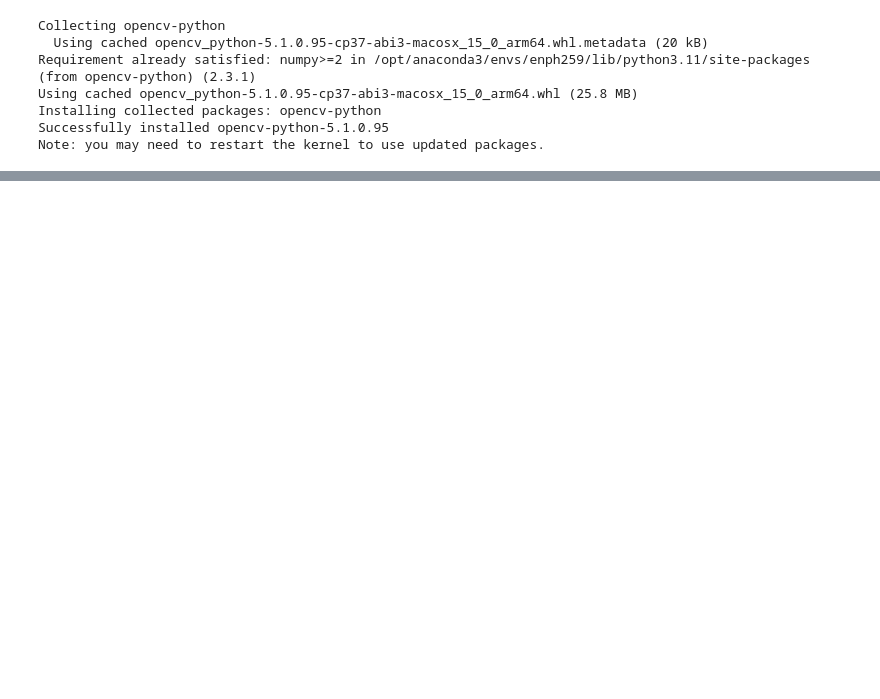
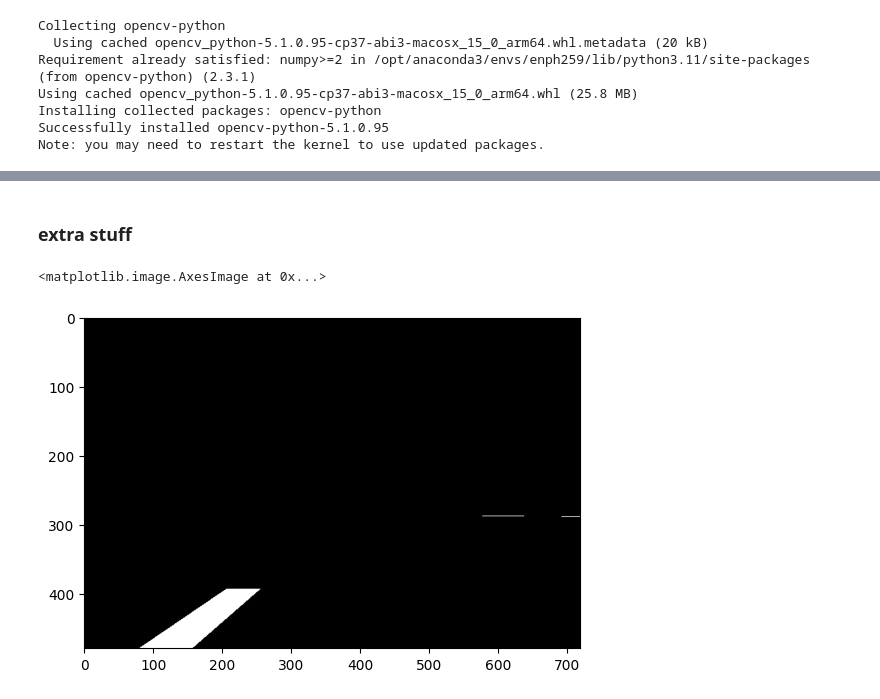
Before and after one commit to Adam-Werstiuk/ENPH353_Competition, a Jupyter notebook: src/my_controller/my_controller/test_detectors.ipynb, the cells around one changed output, grey strips where cells are left out. Drawn from its saved outputs; the diff is of its cells as text; code cells hidden in the pictures; blank space fills up the shorter version.

```diff
--- a/src/my_controller/my_controller/test_detectors.ipynb
+++ b/src/my_controller/my_controller/test_detectors.ipynb
@@ -29,0 +69,12 @@ plt.imshow(thresh, cmap="gray")
+# %% [markdown]
+### extra stuff
+# %%
+gapCloseSize=25
+minLineWidth=50
+
+closed = cv2.morphologyEx(thresh, cv2.MORPH_CLOSE, np.ones((1, gapCloseSize), np.uint8))
+horiz = cv2.morphologyEx(closed, cv2.MORPH_OPEN, np.ones((1, minLineWidth), np.uint8))
+plt.imshow(horiz, cmap="gray")
+# %% [output]
+<matplotlib.image.AxesImage at 0x...>
+[figure, added]
```
Also changed, not shown: parts of 6 cells of this notebook, 3 other files.
